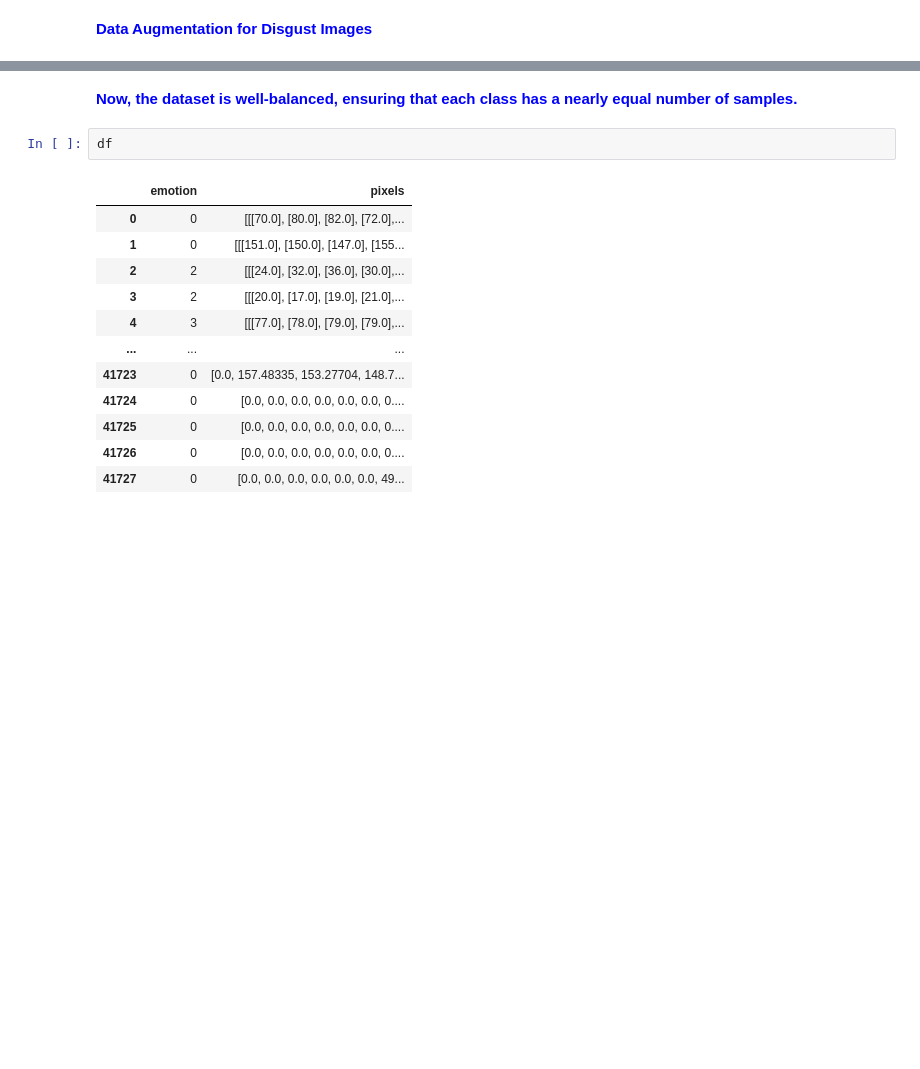
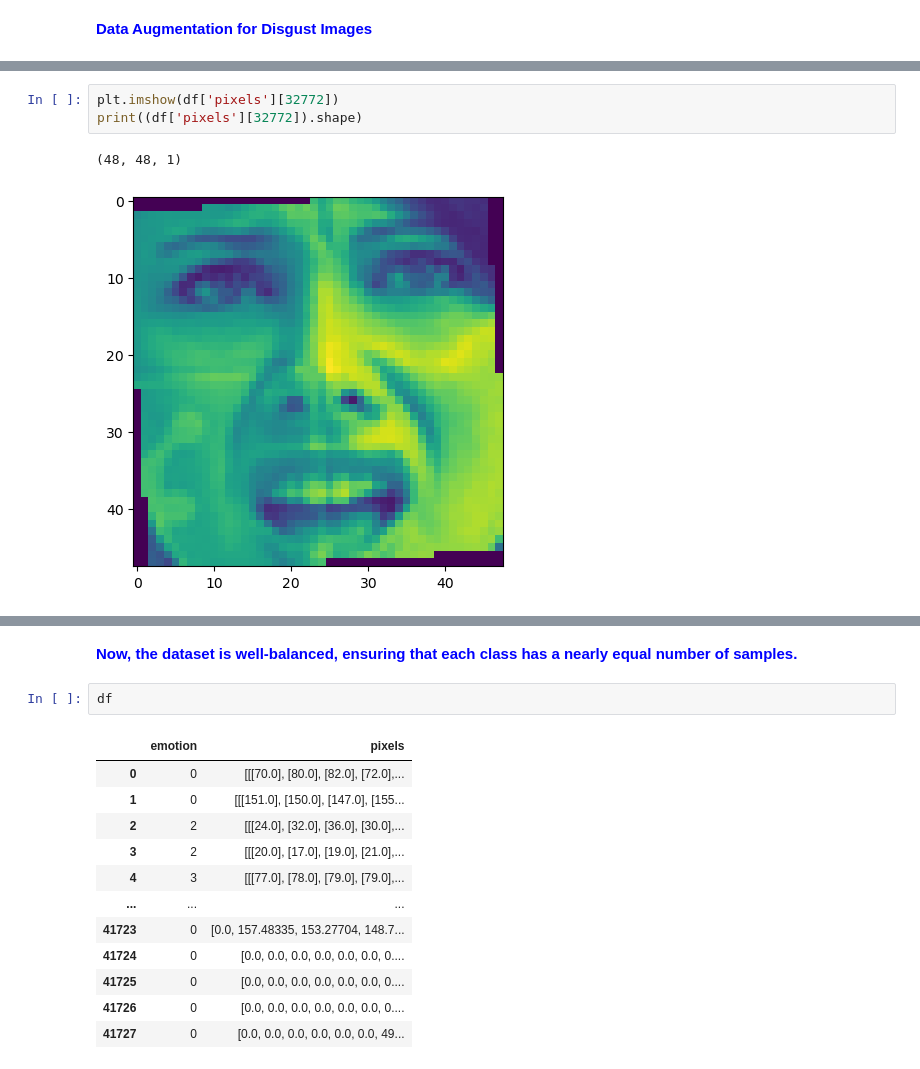
Before and after one commit to sabheen9/CapStone3-Facial_Expression_Classification, a Jupyter notebook: notebooks/second.ipynb, the cells around one changed output, grey strips where cells are left out. Drawn from its saved outputs; the diff is of its cells as text; blank space fills up the shorter version.

```diff
--- a/notebooks/second.ipynb
+++ b/notebooks/second.ipynb
@@ -114,3 +124,9 @@ df = pd.concat([df, augmented_disgust], ignore_index=True)
+# %%
+plt.imshow(df['pixels'][32772])
+print((df['pixels'][32772]).shape)
+# %% [output]
+(48, 48, 1)
+[figure, added]
 # %%
 emotions_labels = {0: 'Angry', 1: 'Disgust', 2: 'Fear', 3: 'Happy', 4: 'Sad'}
 
```
Also changed, not shown: parts of 5 cells of this notebook.
